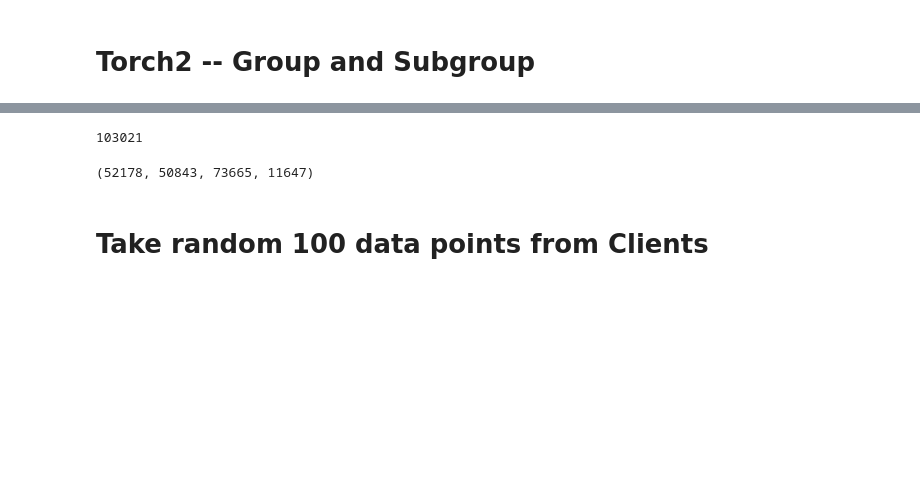
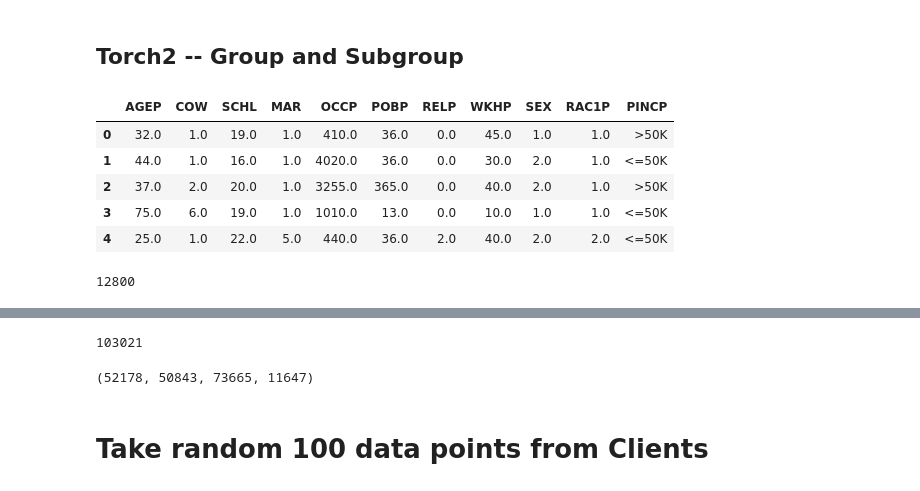
Before and after one commit to chiragpandav/tableak_FT, a Jupyter notebook: 50_client_raw_data.ipynb, the cells around one changed output, grey strips where cells are left out. Saved outputs shown, nothing was run; the diff lists cells and outputs as text; code cells hidden in the pictures; blank space fills up the shorter version.

```diff
--- a/50_client_raw_data.ipynb
+++ b/50_client_raw_data.ipynb
@@ -17,7 +17,9 @@ data_source = ACSDataSource(survey_year='2018', horizon='1-Year', survey='person
 #                "NM", "NY", "NC", "ND", "OH", "OK", "OR", "PA", "RI", "SC",
 #                "SD", "TN", "TX", "UT", "VT", "VA", "WA", "WV", "WI", "WY"]
 
-state_codes = ["AL", "AK", "AZ", "NY", "CA"]
+# state_codes = ["AL","FL","GA","CA","IL","OH","PA","TX", "NY", ]
+state_codes = [ "CA","FL","GA","IL","OH","PA","TX","NY"]
+
 dfs = {}
 for state_code in state_codes:
     acs_data = data_source.get_data(states=[state_code],download=True)
@@ -96,3 +173,3 @@ State: CA, df Length: 195665
 # %% [markdown]
-# Torch2 -- Group and Subgroup
+## Torch2 -- Group and Subgroup
 # %%
@@ -99,0 +177,21 @@ merge_df=merge_dfs["CA"].copy()
+# %%
+col_names=['AGEP', 'COW', 'SCHL', 'MAR', 'OCCP', 'POBP', 'RELP', 'WKHP', 'SEX', 'RAC1P', 'PINCP']
+# %%
+state_code="NY"
+temp_df_train=pd.read_csv(f'50_clients_data/raw_data/{state_code}.data', header=None)
+temp_df_test=pd.read_csv(f'50_clients_data/raw_data/{state_code}.test', header=None)
+
+temp_df_train.columns = col_names
+temp_df_test.columns = col_names
+temp_df_train.head()
+# %% [output]
+|  | AGEP | COW | SCHL | MAR | OCCP | POBP | RELP | WKHP | SEX | RAC1P | PINCP |
+| 0 | 32.0 | 1.0 | 19.0 | 1.0 | 410.0 | 36.0 | 0.0 | 45.0 | 1.0 | 1.0 | >50K |
+| 1 | 44.0 | 1.0 | 16.0 | 1.0 | 4020.0 | 36.0 | 0.0 | 30.0 | 2.0 | 1.0 | <=50K |
+| 2 | 37.0 | 2.0 | 20.0 | 1.0 | 3255.0 | 365.0 | 0.0 | 40.0 | 2.0 | 1.0 | >50K |
+| 3 | 75.0 | 6.0 | 19.0 | 1.0 | 1010.0 | 13.0 | 0.0 | 10.0 | 1.0 | 1.0 | <=50K |
+| 4 | 25.0 | 1.0 | 22.0 | 5.0 | 440.0 | 36.0 | 2.0 | 40.0 | 2.0 | 2.0 | <=50K |
+# %%
+len(temp_df_train)
+# %% [output]
+12800
```
Also changed, not shown: parts of 18 cells of this notebook, 10 other files.
